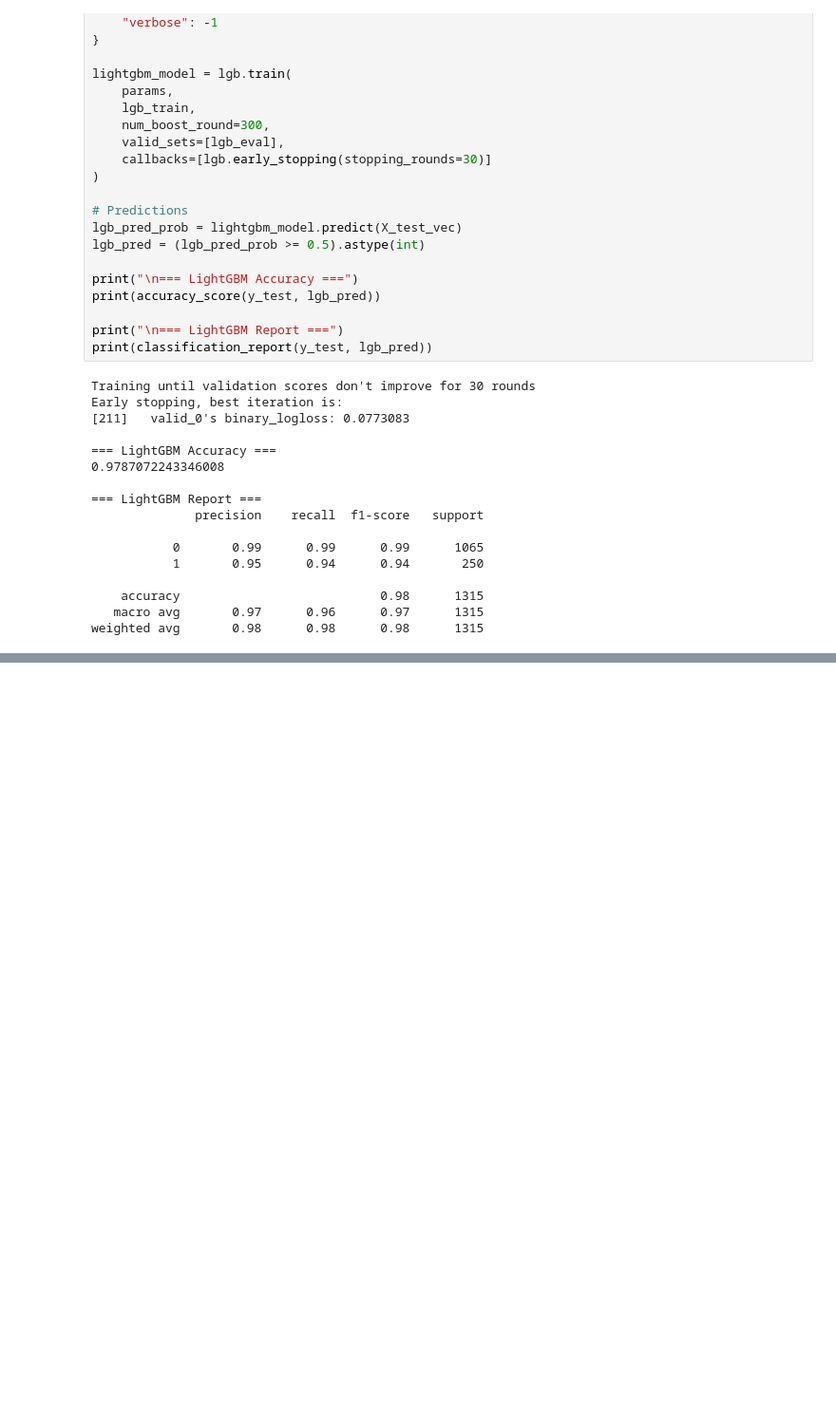
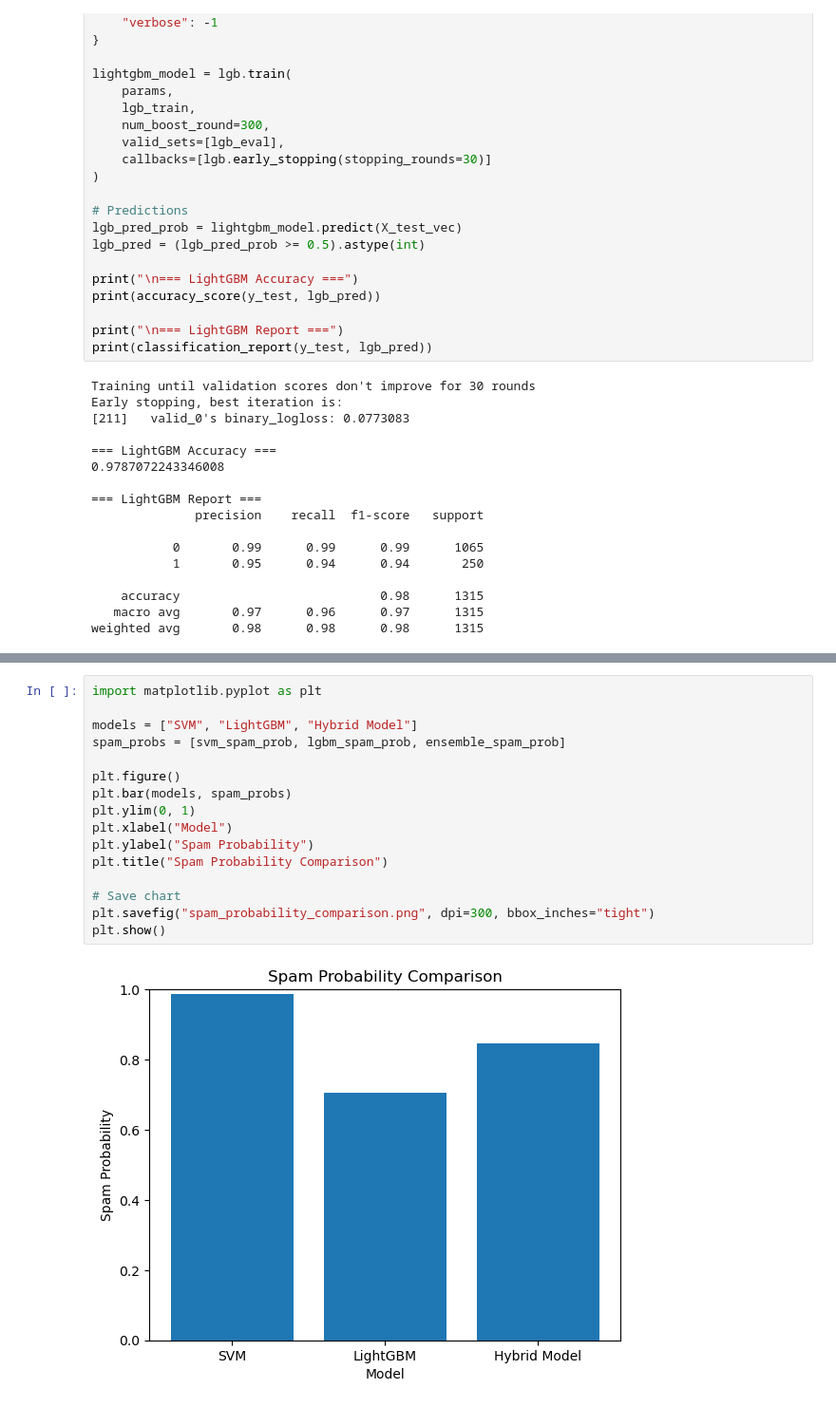
Before and after one commit to Araphat123/Spam-message-detection, a Jupyter notebook: final_spam.ipynb, the cells around one changed output, grey strips where cells are left out. Shown at 95% size. Saved outputs shown, nothing was run; the diff lists cells and outputs as text; blank space fills up the shorter version.

```diff
--- a/final_spam.ipynb
+++ b/final_spam.ipynb
@@ -328,0 +411,18 @@ salaman asxbta ina fcn tihin rajena beri ina dhibcaha kaso qadano fuad aan isku
+# %%
+import matplotlib.pyplot as plt
+
+models = ["SVM", "LightGBM", "Hybrid Model"]
+spam_probs = [svm_spam_prob, lgbm_spam_prob, ensemble_spam_prob]
+
+plt.figure()
+plt.bar(models, spam_probs)
+plt.ylim(0, 1)
+plt.xlabel("Model")
+plt.ylabel("Spam Probability")
+plt.title("Spam Probability Comparison")
+
+# Save chart
+plt.savefig("spam_probability_comparison.png", dpi=300, bbox_inches="tight")
+plt.show()
+# %% [output]
+[figure, added]
```
Also changed, not shown: parts of 5 cells of this notebook, 9 other files.
